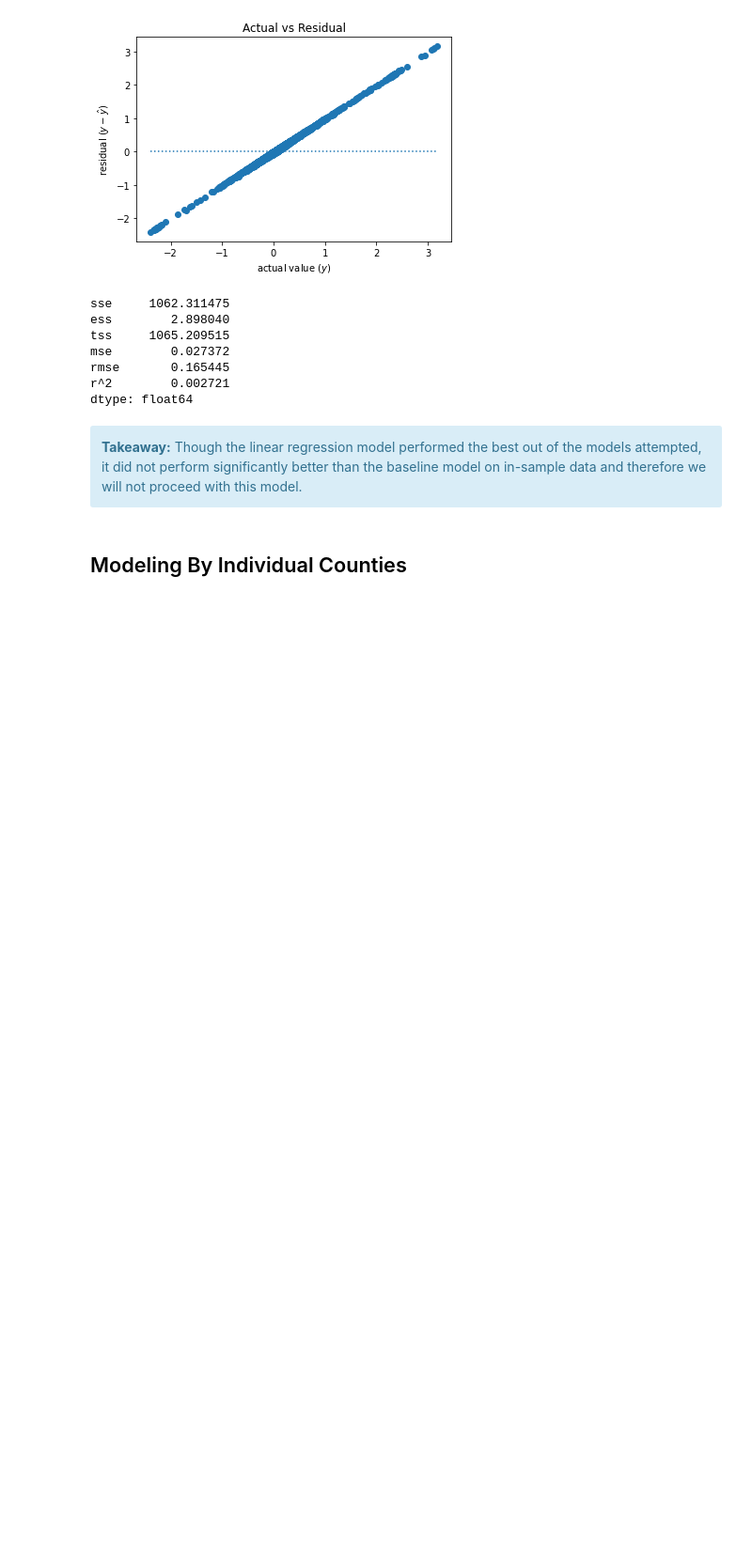
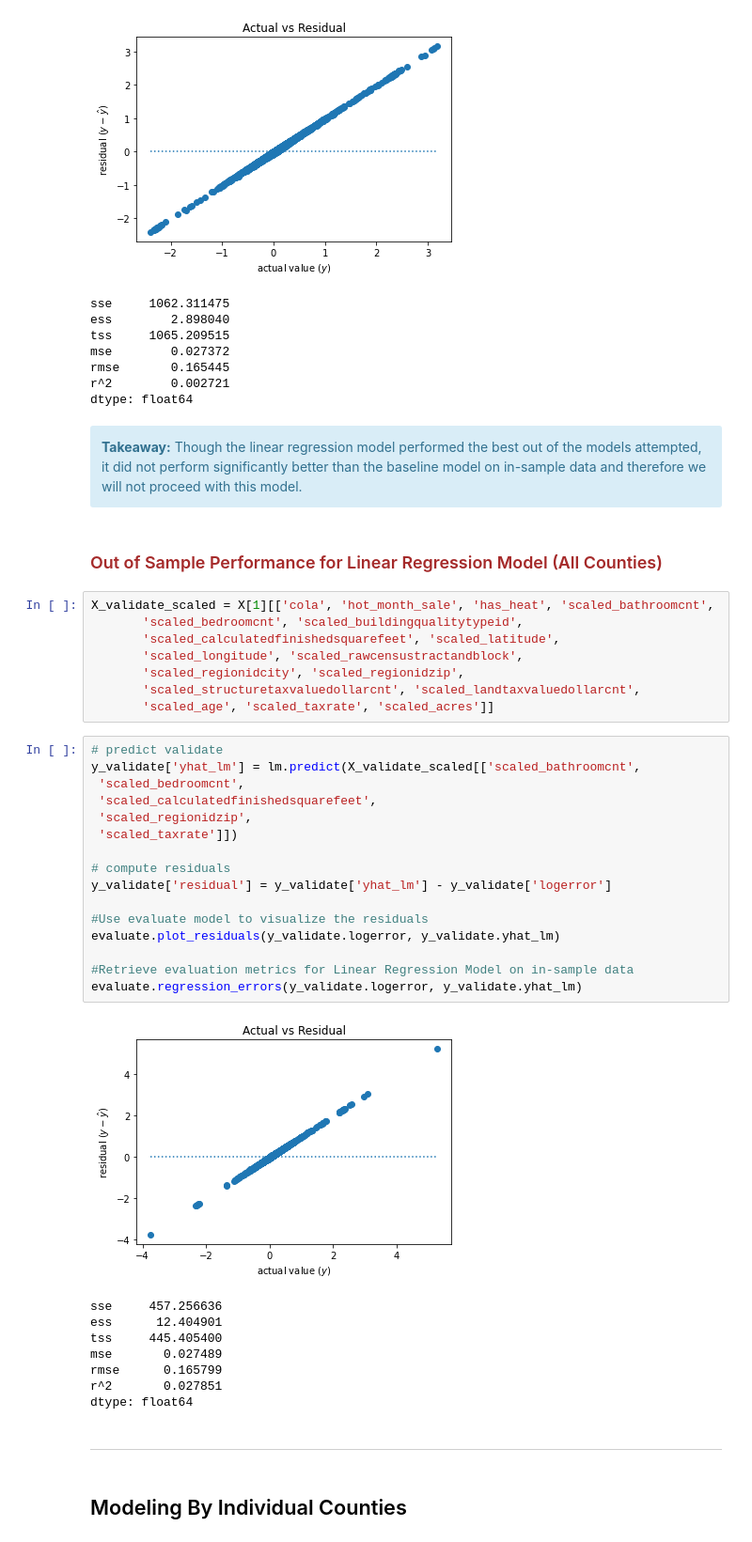
Before and after one commit to Gabriela-and-Justin/Zillow-Clustering-Project, a Jupyter notebook: Final_Report_Zillow.ipynb, the cells around one changed output. Shown at 94% size. Saved outputs shown, nothing was run; the diff lists cells and outputs as text; blank space fills up the shorter version.

```diff
--- a/Final_Report_Zillow.ipynb
+++ b/Final_Report_Zillow.ipynb
@@ -742,6 +789,43 @@ r^2        0.002721
 dtype: float64
 # %% [markdown]
 <div class="alert alert-block alert-info"><b>Takeaway:</b> Though the linear regression model performed the best out of the models attempted, it did not perform significantly better than the baseline model on in-sample data and therefore we will not proceed with this model.</div>
+# %% [markdown]
+### <font color=brown> Out of Sample Performance for Linear Regression Model (All Counties) </font>
+# %%
+X_validate_scaled = X[1][['cola', 'hot_month_sale', 'has_heat', 'scaled_bathroomcnt',
+       'scaled_bedroomcnt', 'scaled_buildingqualitytypeid',
+       'scaled_calculatedfinishedsquarefeet', 'scaled_latitude',
+       'scaled_longitude', 'scaled_rawcensustractandblock',
+       'scaled_regionidcity', 'scaled_regionidzip',
+       'scaled_structuretaxvaluedollarcnt', 'scaled_landtaxvaluedollarcnt',
+       'scaled_age', 'scaled_taxrate', 'scaled_acres']]
+# %%
+# predict validate
+y_validate['yhat_lm'] = lm.predict(X_validate_scaled[['scaled_bathroomcnt',
+ 'scaled_bedroomcnt',
+ 'scaled_calculatedfinishedsquarefeet',
+ 'scaled_regionidzip',
+ 'scaled_taxrate']])
+
+# compute residuals
+y_validate['residual'] = y_validate['yhat_lm'] - y_validate['logerror']
+
+#Use evaluate model to visualize the residuals
+evaluate.plot_residuals(y_validate.logerror, y_validate.yhat_lm)
+
+#Retrieve evaluation metrics for Linear Regression Model on in-sample data
+evaluate.regression_errors(y_validate.logerror, y_validate.yhat_lm)
+# %% [output]
+[figure, added]
+sse     457.256636
+ess      12.404901
+tss     445.405400
+mse       0.027489
+rmse      0.165799
+r^2       0.027851
+dtype: float64
+# %% [markdown]
+---
 # %% [markdown]
 ## Modeling By Individual Counties
 # %% [markdown]
```
Also changed, not shown: parts of 72 cells of this notebook.
